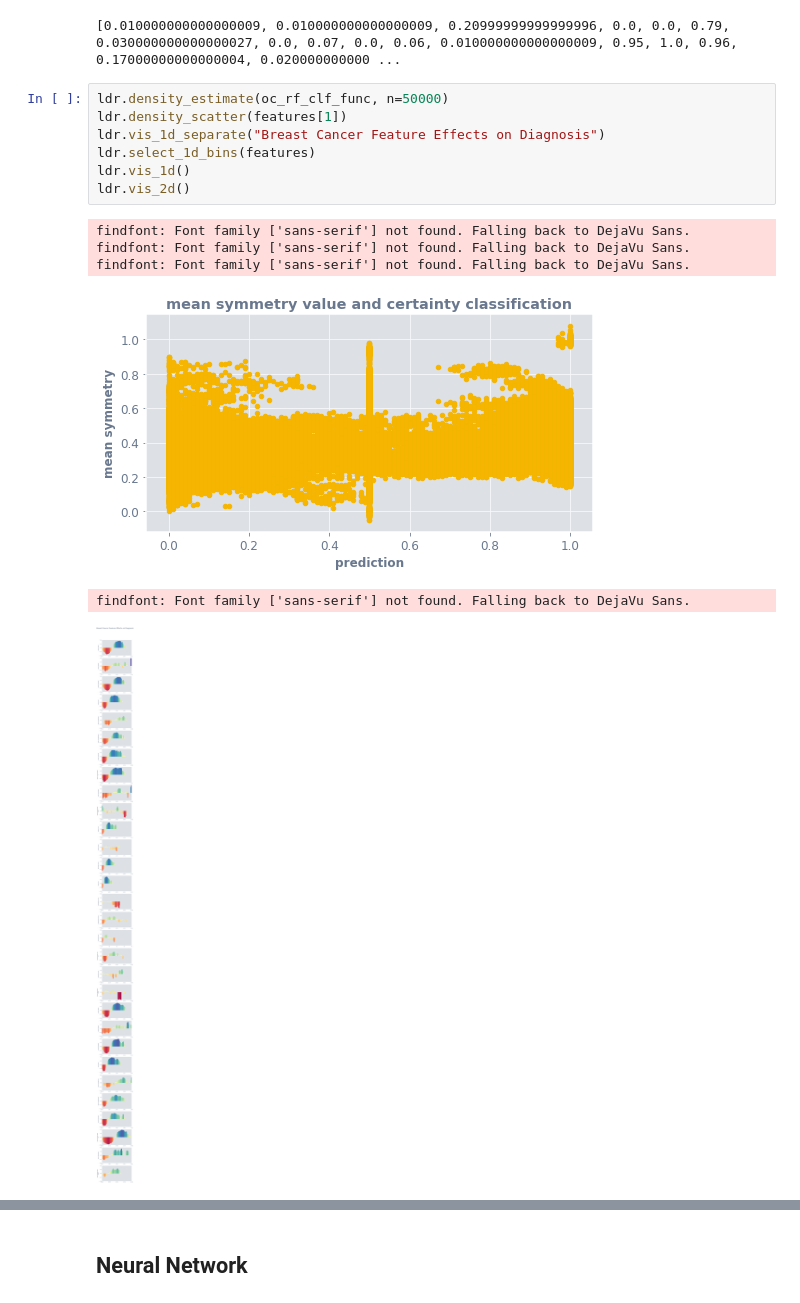
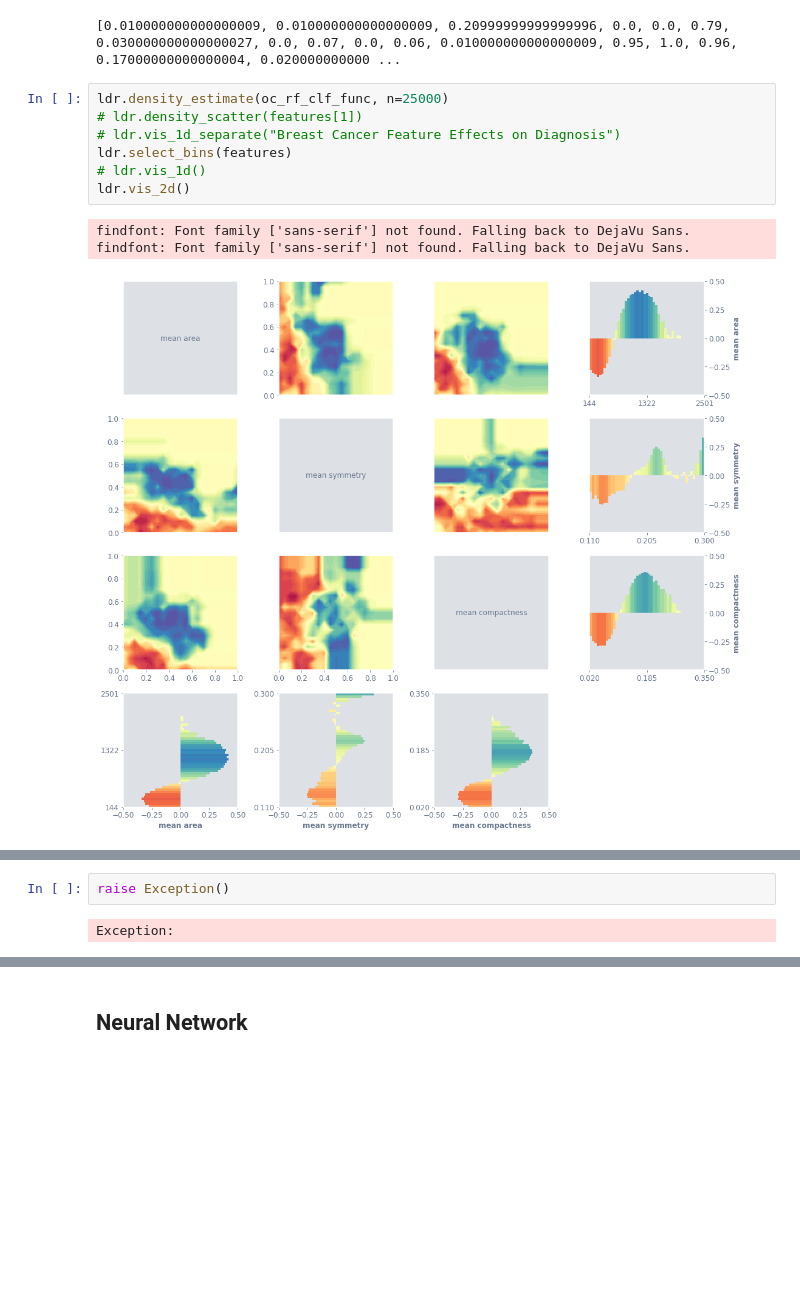
Before and after one commit to Ekrekr/ldr, a Jupyter notebook: classification_example.ipynb, the cells around one changed output, grey strips where cells are left out. Saved outputs shown, nothing was run; the diff lists cells and outputs as text; blank space fills up the shorter version.

```diff
--- a/classification_example.ipynb
+++ b/classification_example.ipynb
@@ -119,16 +120,13 @@ print(tst[:30])
 # %% [output]
 [0.010000000000000009, 0.010000000000000009, 0.20999999999999996, 0.0, 0.0, 0.79, 0.030000000000000027, 0.0, 0.07, 0.0, 0.06, 0.010000000000000009, 0.95, 1.0, 0.96, 0.17000000000000004, 0.020000000000 ...
 # %%
-ldr.density_estimate(oc_rf_clf_func, n=50000)
-ldr.density_scatter(features[1])
-ldr.vis_1d_separate("Breast Cancer Feature Effects on Diagnosis")
-ldr.select_1d_bins(features)
-ldr.vis_1d()
+ldr.density_estimate(oc_rf_clf_func, n=25000)
+# ldr.density_scatter(features[1])
+# ldr.vis_1d_separate("Breast Cancer Feature Effects on Diagnosis")
+ldr.select_bins(features)
+# ldr.vis_1d()
 ldr.vis_2d()
 # %% [output]
 findfont: Font family ['sans-serif'] not found. Falling back to DejaVu Sans.
 findfont: Font family ['sans-serif'] not found. Falling back to DejaVu Sans.
-findfont: Font family ['sans-serif'] not found. Falling back to DejaVu Sans.
-[figure, old version]
+[figure, new version]
-findfont: Font family ['sans-serif'] not found. Falling back to DejaVu Sans.
-[figure, removed]
@@ -137 +133,5 @@ findfont: Font family ['sans-serif'] not found. Falling back to DejaVu Sans.
+# %%
+raise Exception()
+# %% [output]
+Exception:
 # %% [markdown]
```
Also changed, not shown: parts of 8 cells of this notebook, 4 other files.
